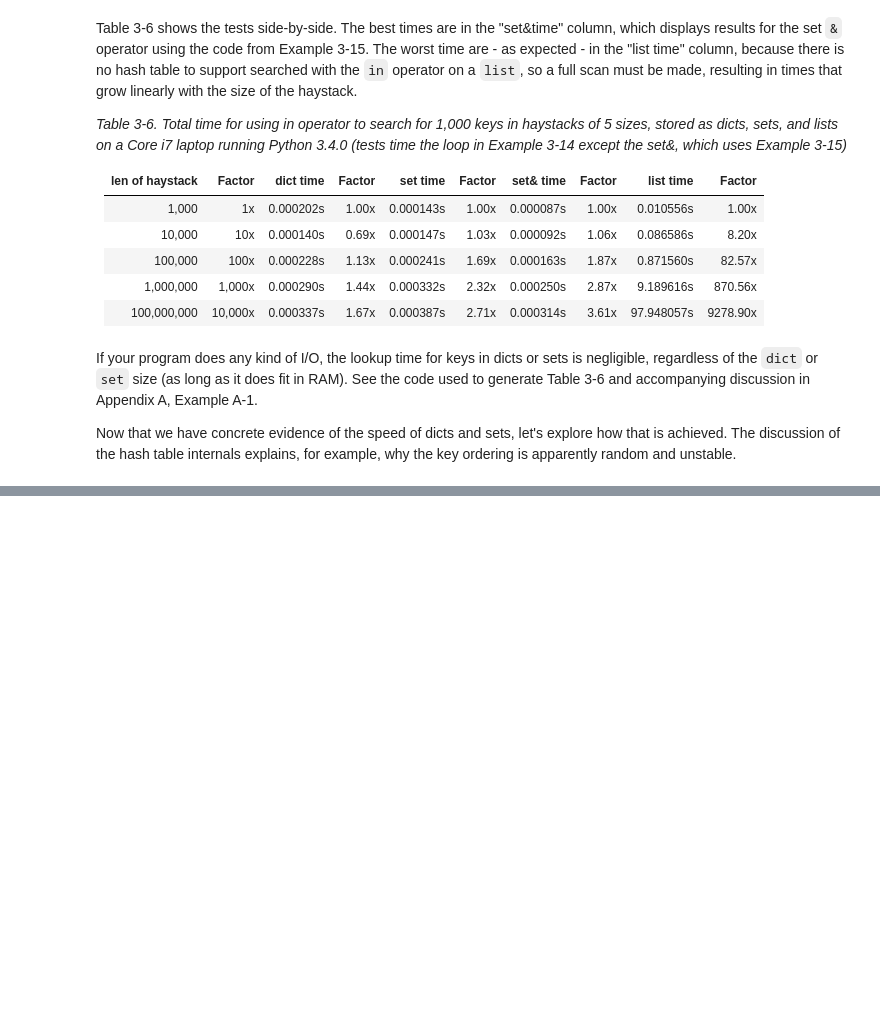
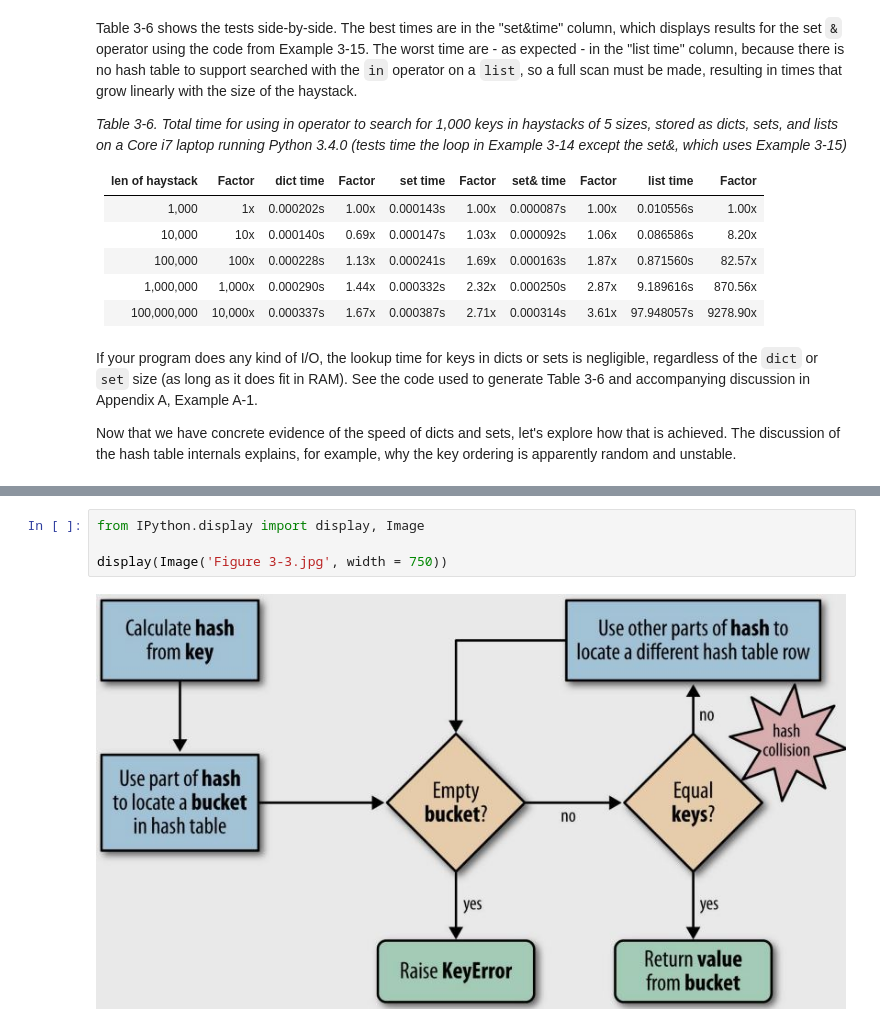
Before and after one commit to meehanjohn/Notebooks, a Jupyter notebook: Fluent Python Notes.ipynb, the cells around one changed output, grey strips where cells are left out. Saved outputs shown, nothing was run; the diff lists cells and outputs as text; blank space fills up the shorter version.

```diff
--- a/Fluent Python Notes.ipynb
+++ b/Fluent Python Notes.ipynb
@@ -2291,0 +2357,6 @@ A hash table is a sparse array (i.e., an array that always has empty cells). In
+# %%
+from IPython.display import display, Image
+
+display(Image('Figure 3-3.jpg', width = 750))
+# %% [output]
+[figure, added]
```
Also changed, not shown: parts of 16 cells of this notebook, 4 other files.
